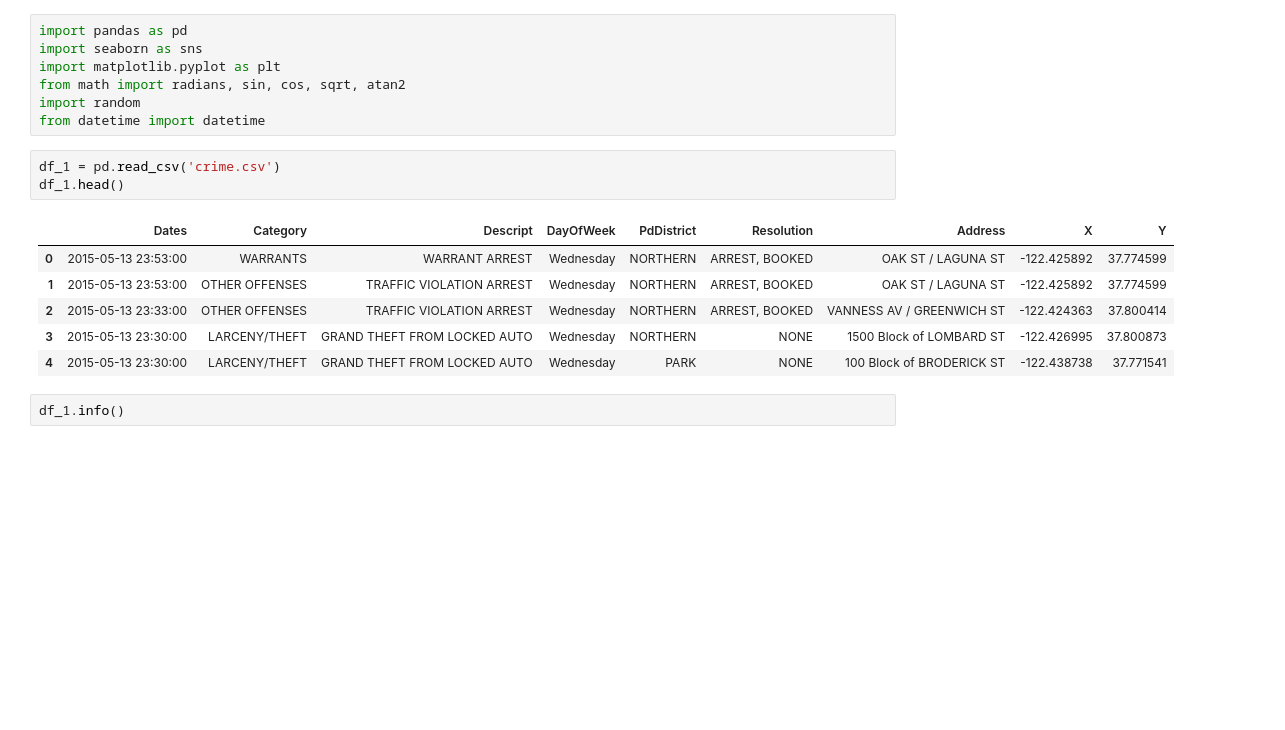
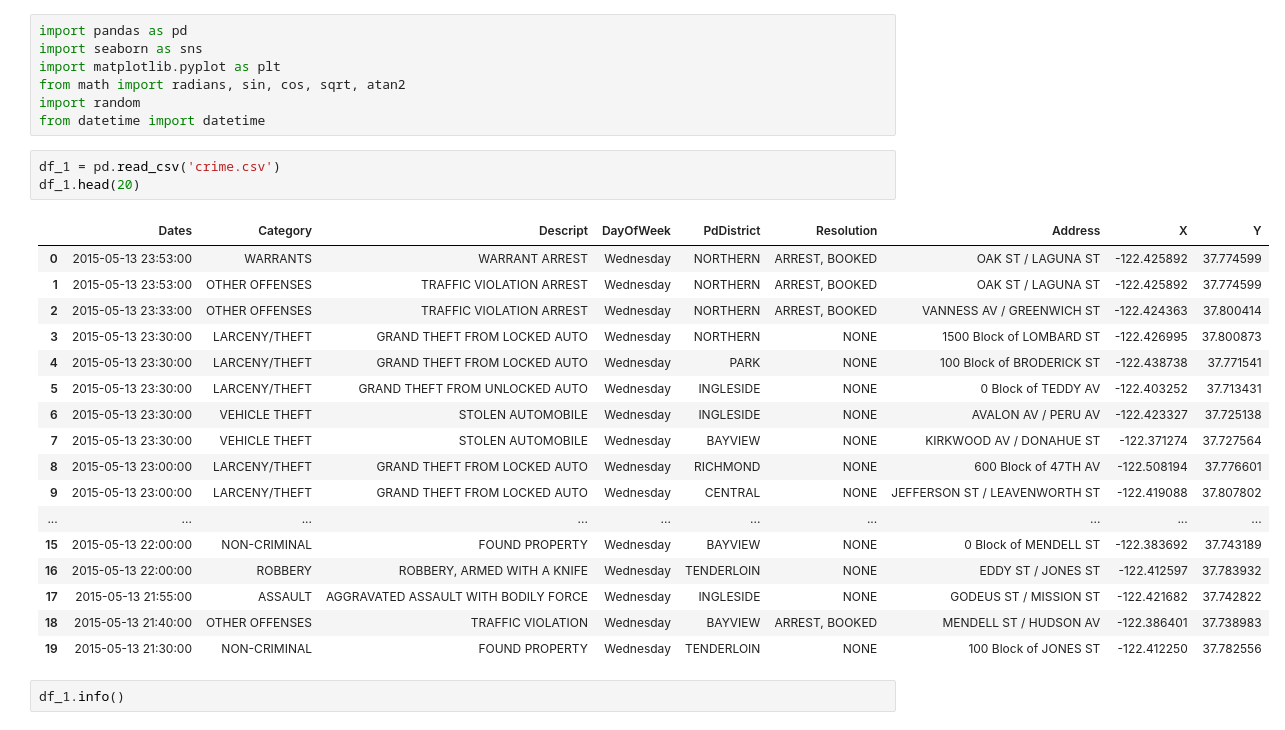
Before and after one commit to ZachMajernik/DataScience2, a Jupyter notebook: Predict/CategoricalOutput.ipynb, the cells around one changed output. Drawn from its saved outputs; the diff is of its cells as text; blank space fills up the shorter version.

```diff
--- a/Predict/CategoricalOutput.ipynb
+++ b/Predict/CategoricalOutput.ipynb
@@ -7,14 +7,25 @@ import random
 from datetime import datetime
 # %%
 df_1 = pd.read_csv('crime.csv')
-df_1.head()
+df_1.head(20)
 # %% [output]
 |  | Dates | Category | Descript | DayOfWeek | PdDistrict | Resolution | Address | X | Y |
 | 0 | 2015-05-13 23:53:00 | WARRANTS | WARRANT ARREST | Wednesday | NORTHERN | ARREST, BOOKED | OAK ST / LAGUNA ST | -122.425892 | 37.774599 |
 | 1 | 2015-05-13 23:53:00 | OTHER OFFENSES | TRAFFIC VIOLATION ARREST | Wednesday | NORTHERN | ARREST, BOOKED | OAK ST / LAGUNA ST | -122.425892 | 37.774599 |
 | 2 | 2015-05-13 23:33:00 | OTHER OFFENSES | TRAFFIC VIOLATION ARREST | Wednesday | NORTHERN | ARREST, BOOKED | VANNESS AV / GREENWICH ST | -122.424363 | 37.800414 |
 | 3 | 2015-05-13 23:30:00 | LARCENY/THEFT | GRAND THEFT FROM LOCKED AUTO | Wednesday | NORTHERN | NONE | 1500 Block of LOMBARD ST | -122.426995 | 37.800873 |
 | 4 | 2015-05-13 23:30:00 | LARCENY/THEFT | GRAND THEFT FROM LOCKED AUTO | Wednesday | PARK | NONE | 100 Block of BRODERICK ST | -122.438738 | 37.771541 |
+| 5 | 2015-05-13 23:30:00 | LARCENY/THEFT | GRAND THEFT FROM UNLOCKED AUTO | Wednesday | INGLESIDE | NONE | 0 Block of TEDDY AV | -122.403252 | 37.713431 |
+| 6 | 2015-05-13 23:30:00 | VEHICLE THEFT | STOLEN AUTOMOBILE | Wednesday | INGLESIDE | NONE | AVALON AV / PERU AV | -122.423327 | 37.725138 |
+| 7 | 2015-05-13 23:30:00 | VEHICLE THEFT | STOLEN AUTOMOBILE | Wednesday | BAYVIEW | NONE | KIRKWOOD AV / DONAHUE ST | -122.371274 | 37.727564 |
+| 8 | 2015-05-13 23:00:00 | LARCENY/THEFT | GRAND THEFT FROM LOCKED AUTO | Wednesday | RICHMOND | NONE | 600 Block of 47TH AV | -122.508194 | 37.776601 |
+| 9 | 2015-05-13 23:00:00 | LARCENY/THEFT | GRAND THEFT FROM LOCKED AUTO | Wednesday | CENTRAL | NONE | JEFFERSON ST / LEAVENWORTH ST | -122.419088 | 37.807802 |
+| ... | ... | ... | ... | ... | ... | ... | ... | ... | ... |
+| 15 | 2015-05-13 22:00:00 | NON-CRIMINAL | FOUND PROPERTY | Wednesday | BAYVIEW | NONE | 0 Block of MENDELL ST | -122.383692 | 37.743189 |
+| 16 | 2015-05-13 22:00:00 | ROBBERY | ROBBERY, ARMED WITH A KNIFE | Wednesday | TENDERLOIN | NONE | EDDY ST / JONES ST | -122.412597 | 37.783932 |
+| 17 | 2015-05-13 21:55:00 | ASSAULT | AGGRAVATED ASSAULT WITH BODILY FORCE | Wednesday | INGLESIDE | NONE | GODEUS ST / MISSION ST | -122.421682 | 37.742822 |
+| 18 | 2015-05-13 21:40:00 | OTHER OFFENSES | TRAFFIC VIOLATION | Wednesday | BAYVIEW | ARREST, BOOKED | MENDELL ST / HUDSON AV | -122.386401 | 37.738983 |
+| 19 | 2015-05-13 21:30:00 | NON-CRIMINAL | FOUND PROPERTY | Wednesday | TENDERLOIN | NONE | 100 Block of JONES ST | -122.412250 | 37.782556 |
 # %%
 df_1.info()
 # %% [output]
```
Also changed, not shown: parts of 3 cells of this notebook, 4 other files.
